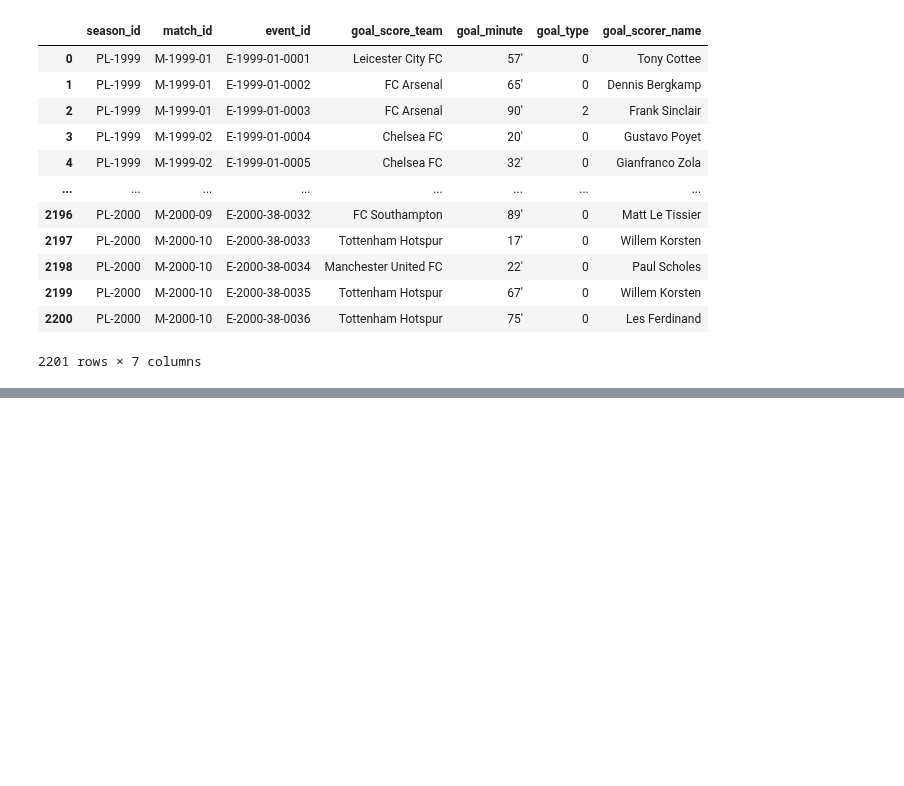
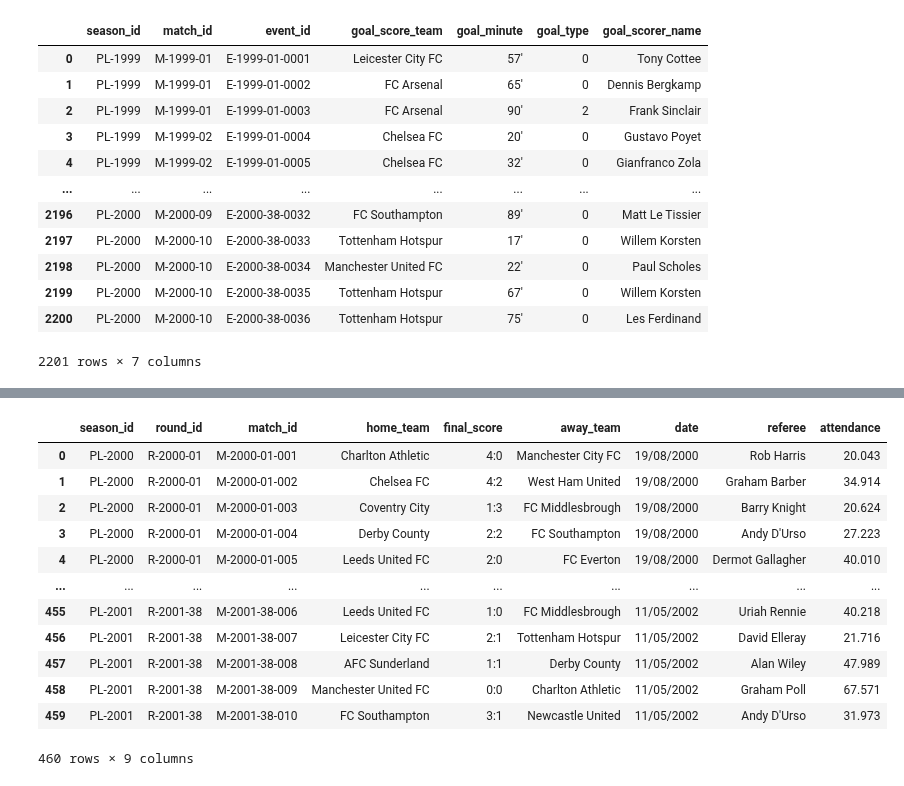
Before and after one commit to DaviGriebler/transfermarkt_scraping, a Jupyter notebook: testing scripts/oop_scraping_scripts.ipynb, the cells around one changed output, grey strips where cells are left out. Saved outputs shown, nothing was run; the diff lists cells and outputs as text; code cells hidden in the pictures; blank space fills up the shorter version.

Commit message:
add get_match into oop testing scripts

```diff
--- a/testing scripts/oop_scraping_scripts.ipynb
+++ b/testing scripts/oop_scraping_scripts.ipynb
@@ -55,7 +55,7 @@ def get_events(headers, league, n_season, n_round):
         for match in all_matches:
             # Creating match identifier
             n_match += 1
-            match_id = f'M-{n_season}-{n_match:02d}'
+            match_id = f'M-{n_season}-{n_round:02d}-{n_match:02d}'
 
             # Storing all events data in a single list
             event = match.find_all('tr', {'class':'no-border spieltagsansicht-aktionen'})
@@ -157,0 +236,30 @@ display(df_events)
+# %%
+premier_matches = []
+head = []
+
+for season in range(2000,2002):
+    if season > 1994: season_round = 38
+    else: season_round = 42
+
+    for round in range(1,season_round+1):
+        temp = get_match(headers,'premier-league',season,round)
+        premier_matches += temp[1:]
+        head = temp[0]
+premier_matches.insert(0,head)
+
+df_premier_matches = pd.DataFrame(premier_matches[1:], columns=premier_matches[0])
+display(df_premier_matches)
+# %% [output]
+|  | season_id | round_id | match_id | home_team | final_score | away_team | date | referee | attendance |
+| 0 | PL-2000 | R-2000-01 | M-2000-01-001 | Charlton Athletic | 4:0 | Manchester City FC | 19/08/2000 | Rob Harris | 20.043 |
+| 1 | PL-2000 | R-2000-01 | M-2000-01-002 | Chelsea FC | 4:2 | West Ham United | 19/08/2000 | Graham Barber | 34.914 |
+| 2 | PL-2000 | R-2000-01 | M-2000-01-003 | Coventry City | 1:3 | FC Middlesbrough | 19/08/2000 | Barry Knight | 20.624 |
+| 3 | PL-2000 | R-2000-01 | M-2000-01-004 | Derby County | 2:2 | FC Southampton | 19/08/2000 | Andy D'Urso | 27.223 |
+| 4 | PL-2000 | R-2000-01 | M-2000-01-005 | Leeds United FC | 2:0 | FC Everton | 19/08/2000 | Dermot Gallagher | 40.010 |
+| ... | ... | ... | ... | ... | ... | ... | ... | ... | ... |
+| 455 | PL-2001 | R-2001-38 | M-2001-38-006 | Leeds United FC | 1:0 | FC Middlesbrough | 11/05/2002 | Uriah Rennie | 40.218 |
+| 456 | PL-2001 | R-2001-38 | M-2001-38-007 | Leicester City FC | 2:1 | Tottenham Hotspur | 11/05/2002 | David Elleray | 21.716 |
+| 457 | PL-2001 | R-2001-38 | M-2001-38-008 | AFC Sunderland | 1:1 | Derby County | 11/05/2002 | Alan Wiley | 47.989 |
+| 458 | PL-2001 | R-2001-38 | M-2001-38-009 | Manchester United FC | 0:0 | Charlton Athletic | 11/05/2002 | Graham Poll | 67.571 |
+| 459 | PL-2001 | R-2001-38 | M-2001-38-010 | FC Southampton | 3:1 | Newcastle United | 11/05/2002 | Andy D'Urso | 31.973 |
+460 rows × 9 columns
```
Also changed, not shown: parts of 2 cells of this notebook.
